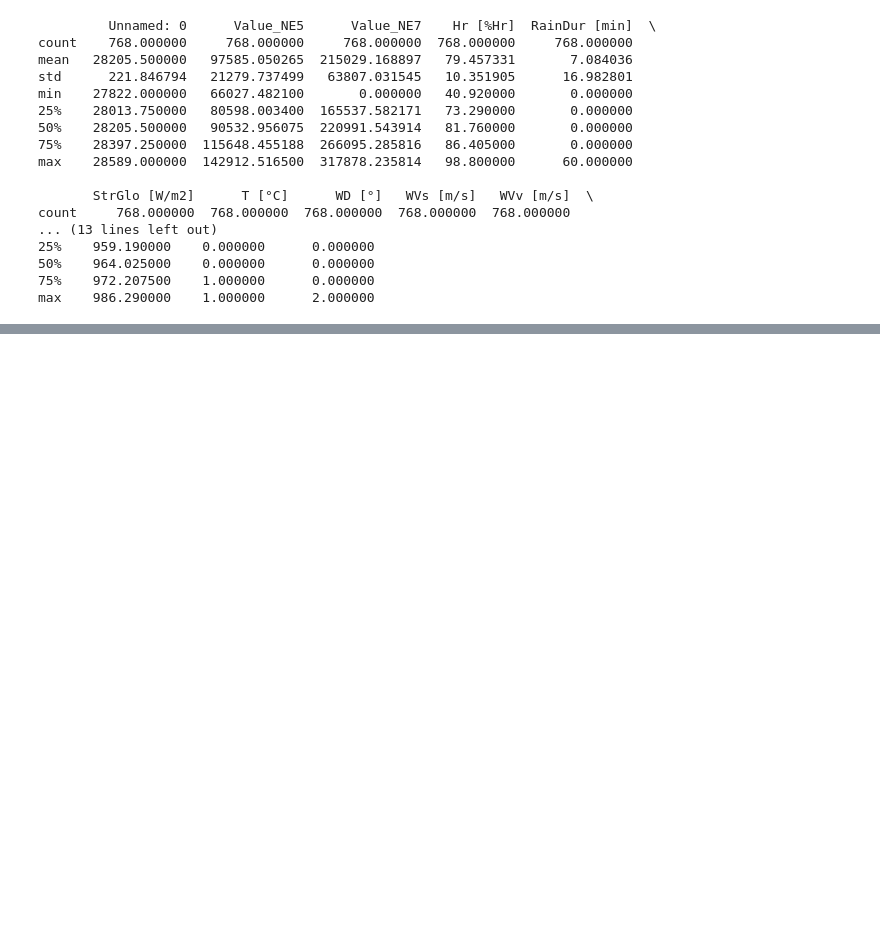
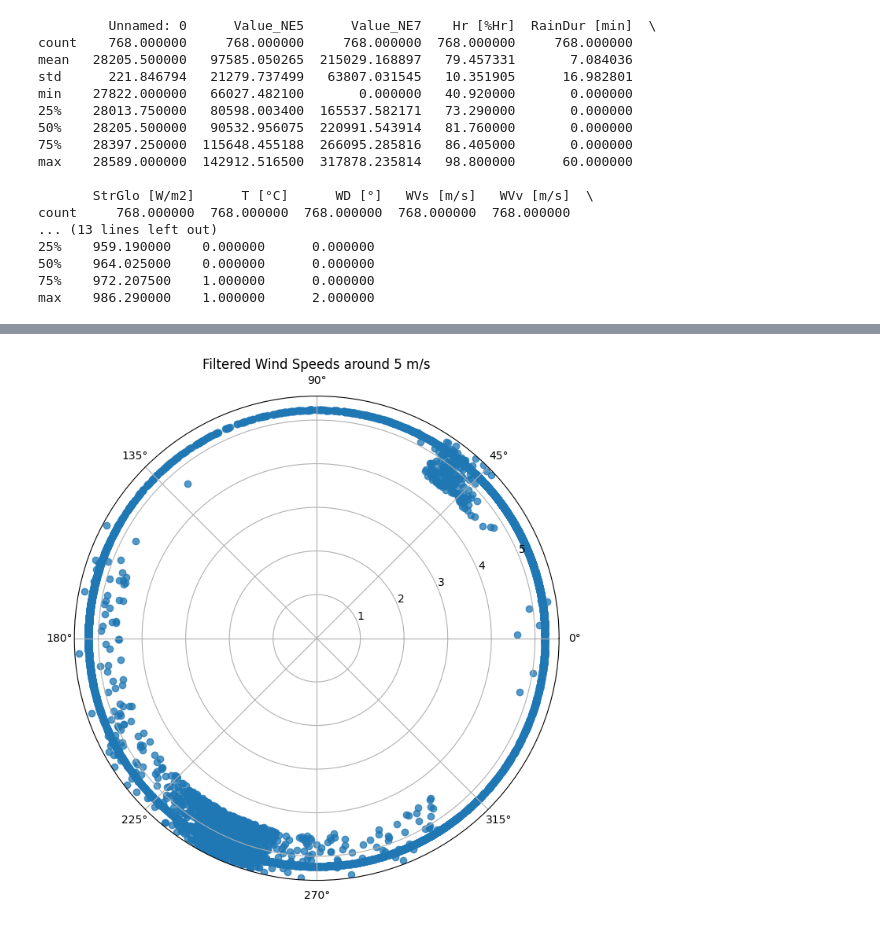
Before and after one commit to d-sbrgr/DSPRO1-power-prediction, a Jupyter notebook: data_exploration/data_exploration.ipynb, the cells around one changed output, grey strips where cells are left out. Drawn from its saved outputs; the diff is of its cells as text; code cells hidden in the pictures; blank space fills up the shorter version.

Commit message:
Explored Wind Speed and Direction further

```diff
--- a/data_exploration/data_exploration.ipynb
+++ b/data_exploration/data_exploration.ipynb
@@ -183,3 +183,9 @@ count     768.000000  768.000000  768.000000  768.000000  768.000000
 50%    964.025000    0.000000      0.000000
 75%    972.207500    1.000000      0.000000
 max    986.290000    1.000000      2.000000
+# %%
+# Filter the dataset for wind speeds around 5 m/s
+filtered_data = df[(df['WVs [m/s]'] >= 4.5) & (df['WVs [m/s]'] <= 5.5)]
+
+# Check the distribution of wind direction for these wind speeds
+print(filtered_data.describe())
@@ -185,0 +210,11 @@ max    986.290000    1.000000      2.000000
+# %%
+plt.figure(figsize=(8, 8))
+wind_direction = np.radians(filtered_data['WD [°]'])
+wind_speed = filtered_data['WVs [m/s]']
+
+plt.subplot(projection='polar')
+plt.scatter(wind_direction, wind_speed, alpha=0.75)
+plt.title('Filtered Wind Speeds around 5 m/s')
+plt.show()
+# %% [output]
+[figure, added]
```
Also changed, not shown: parts of 6 cells of this notebook.
